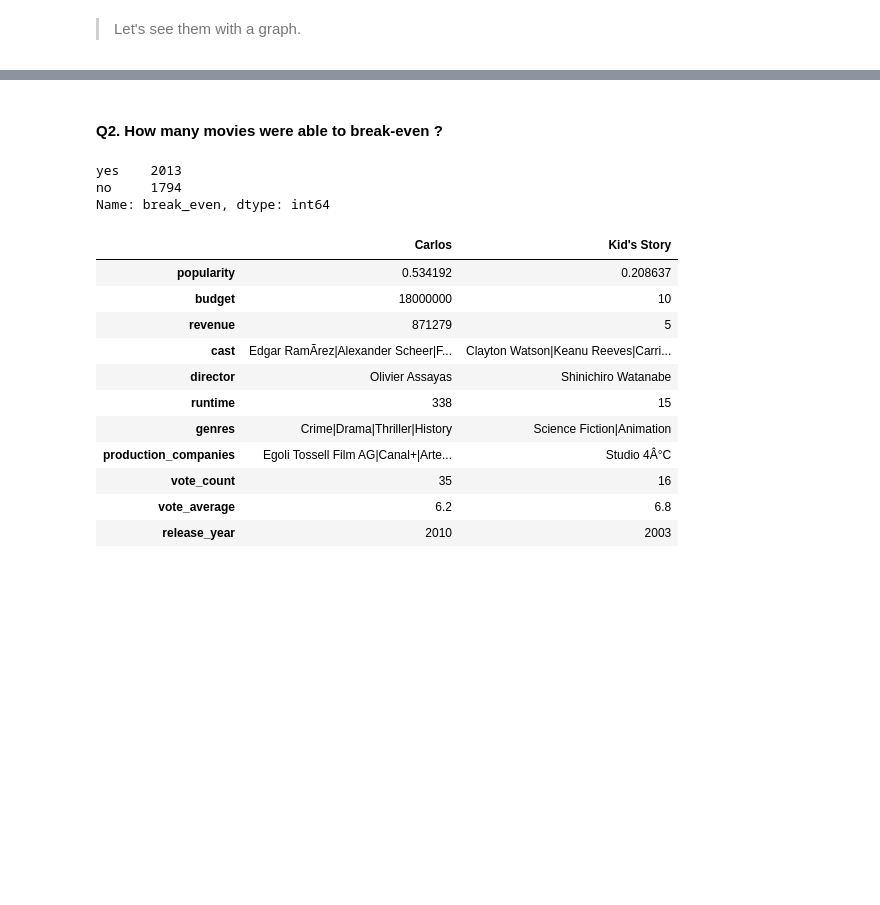
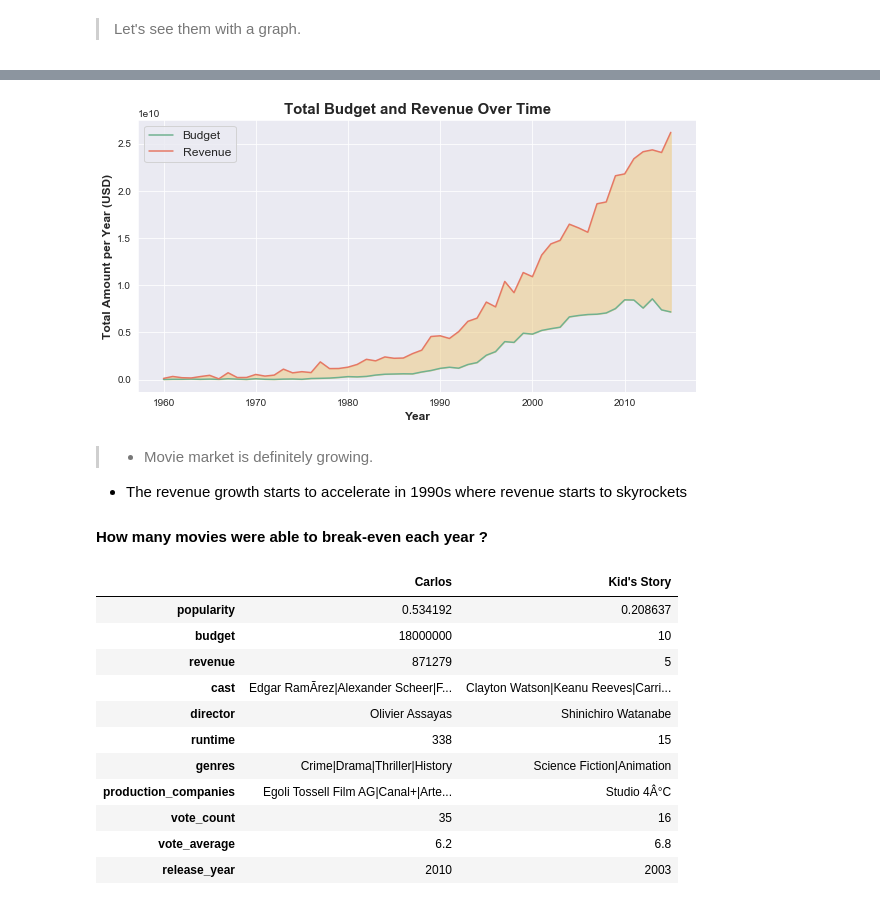
Before and after one commit to Steve-Choi/DAND, a Jupyter notebook: tmdb_project.ipynb, the cells around one changed output, grey strips where cells are left out. Cells and saved outputs as stored; diff of their text form; code cells hidden in the pictures; blank space fills up the shorter version.

```diff
--- a/tmdb_project.ipynb
+++ b/tmdb_project.ipynb
@@ -390,13 +400,34 @@ for i, v in enumerate(height2):
+# %%
+# find sum (total) of `budget` and `revenue` per year using groupby method
+df_tot = df.groupby('release_year').sum()[['budget','revenue']]
+# %%
+#set x, y axis data
+#x1, y1 for mean data; x2, y2 for median data
+x1, y1, y2 = df_tot.index, df_tot['budget'], df_tot['revenue']
+
+#set size
+plt.figure(figsize=(10, 5))
+
+#plot line chart for mean and median
+plt.plot(x1, y1, color = '#70B190', label = 'Budget')
+plt.plot(x1, y2, color = '#E57865', label = 'Revenue')
+
+#set title and labels
+plt.title('Total Budget and Revenue Over Time', fontweight='bold', fontsize=15)
+plt.xlabel('Year', fontweight='bold', fontsize=12)
+plt.ylabel('Total Amount per Year (USD)', fontweight='bold', fontsize=12)
+
+#set legend
+plt.legend(loc='upper left', fontsize=12)
+
+#fill the gap between two curves (represents the difference)
+plt.fill_between(x1, y1, y2, color='#EECA7B', alpha = 0.5);
+# %% [output]
+[figure, added]
 # %% [markdown]
->
-
-#### Q2. How many movies were able to break-even ?
+> - Movie market is definitely growing.
+- The revenue growth starts to accelerate in 1990s where revenue starts to skyrockets
+#### How many movies were able to break-even each year ?
-# %%
-df['break_even'].value_counts()
-# %% [output]
-yes    2013
-no     1794
-Name: break_even, dtype: int64
 # %%
 # runtime ?
 find_extrema('runtime')
```
Also changed, not shown: parts of 15 cells of this notebook.
